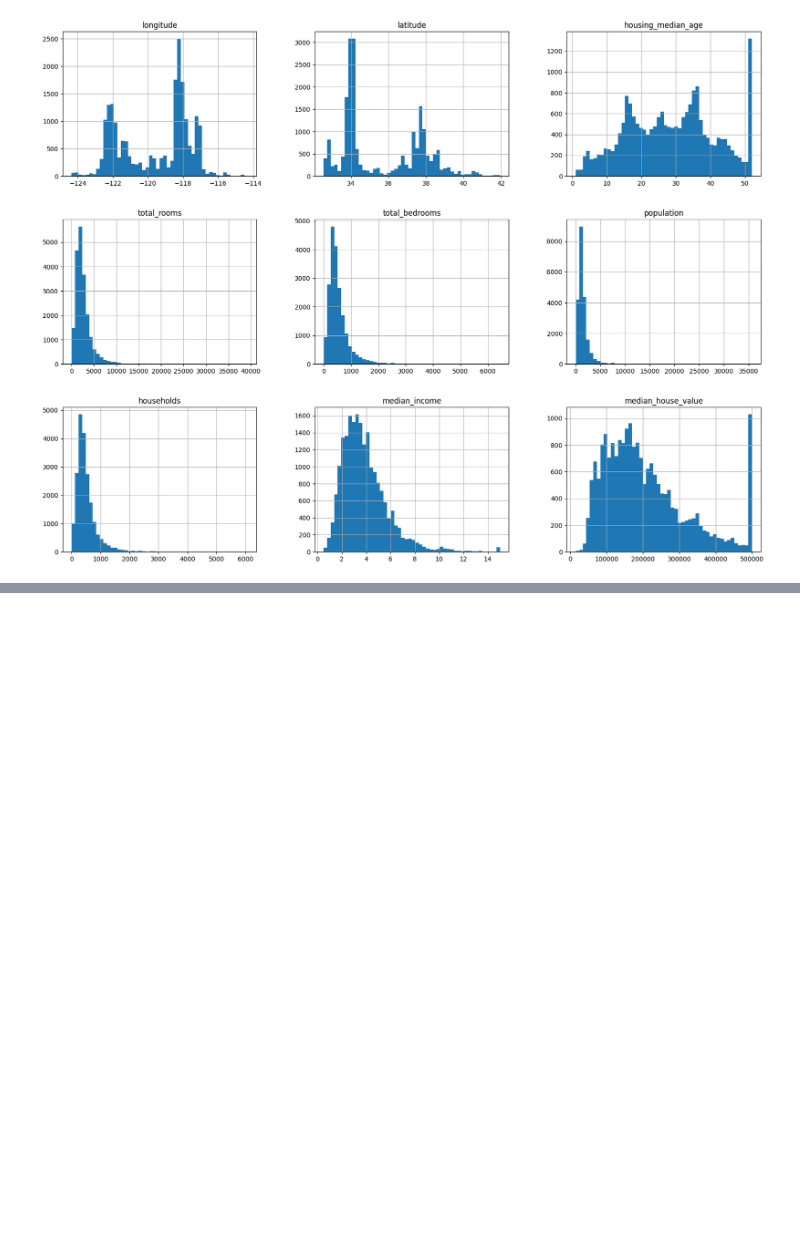
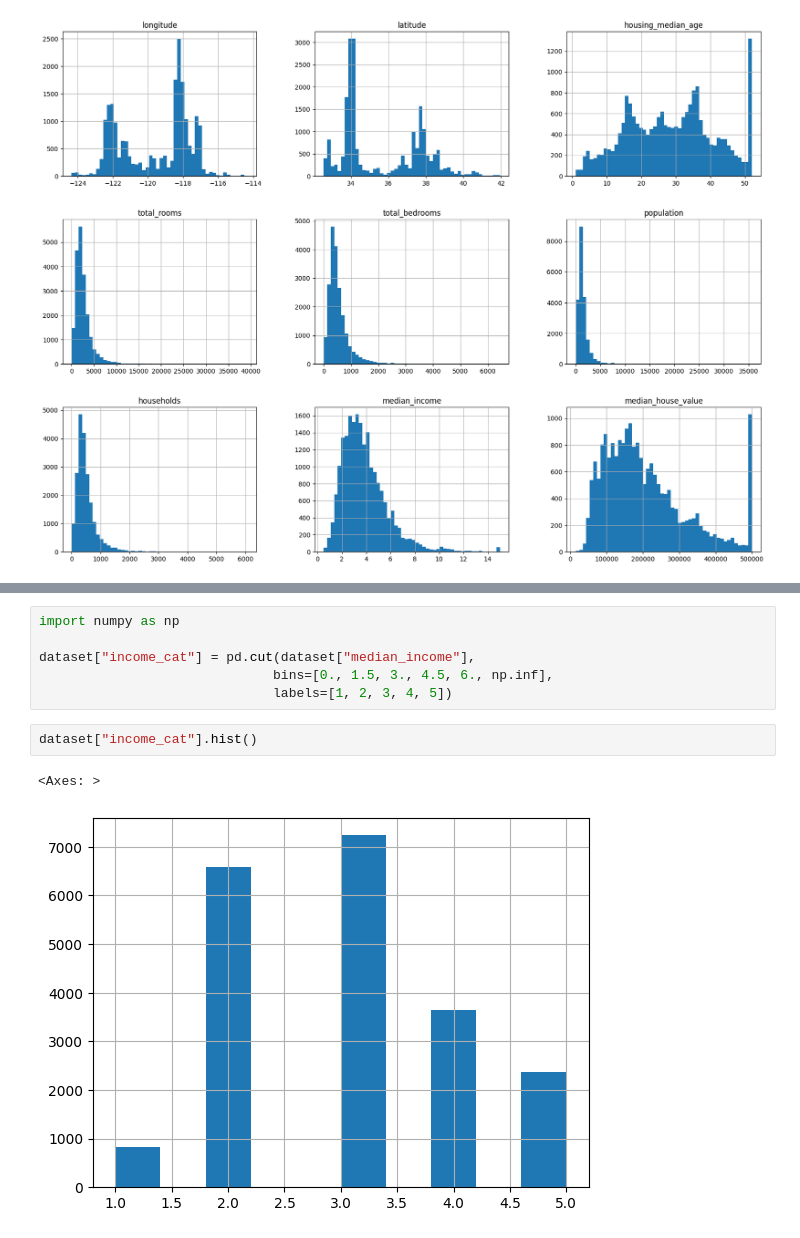
Before and after one commit to EstebanBorai/california-housing-prices, a Jupyter notebook: notebooks/Notebook.ipynb, the cells around one changed output, grey strips where cells are left out. Saved outputs shown, nothing was run; the diff lists cells and outputs as text; blank space fills up the shorter version.

```diff
--- a/notebooks/Notebook.ipynb
+++ b/notebooks/Notebook.ipynb
@@ -81,0 +99,11 @@ array([[<Axes: title={'center': 'longitude'}>,
+# %%
+import numpy as np
+
+dataset["income_cat"] = pd.cut(dataset["median_income"],
+                              bins=[0., 1.5, 3., 4.5, 6., np.inf],
+                              labels=[1, 2, 3, 4, 5])
+# %%
+dataset["income_cat"].hist()
+# %% [output]
+<Axes: >
+[figure, added]
```
Also changed, not shown: parts of 6 cells of this notebook, 1 other file.
